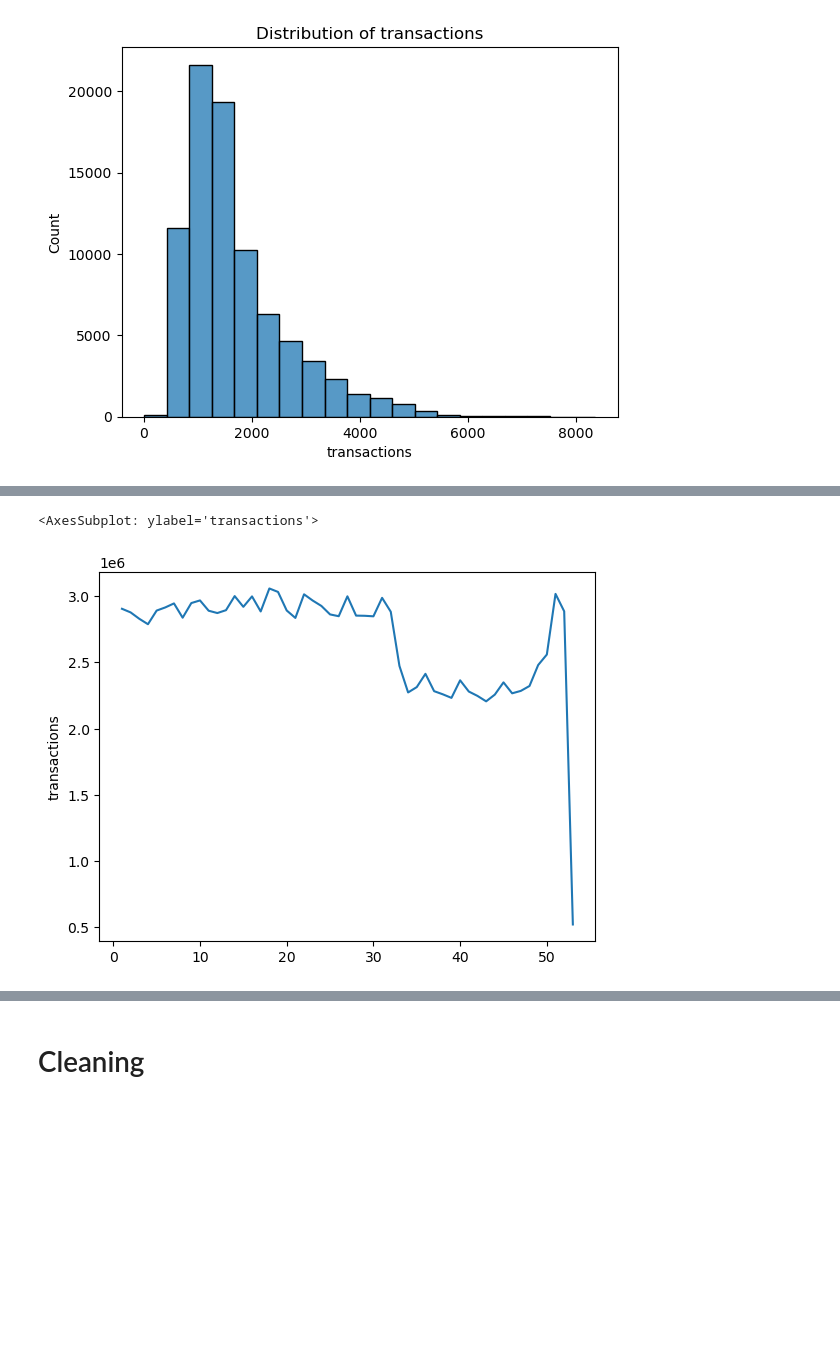
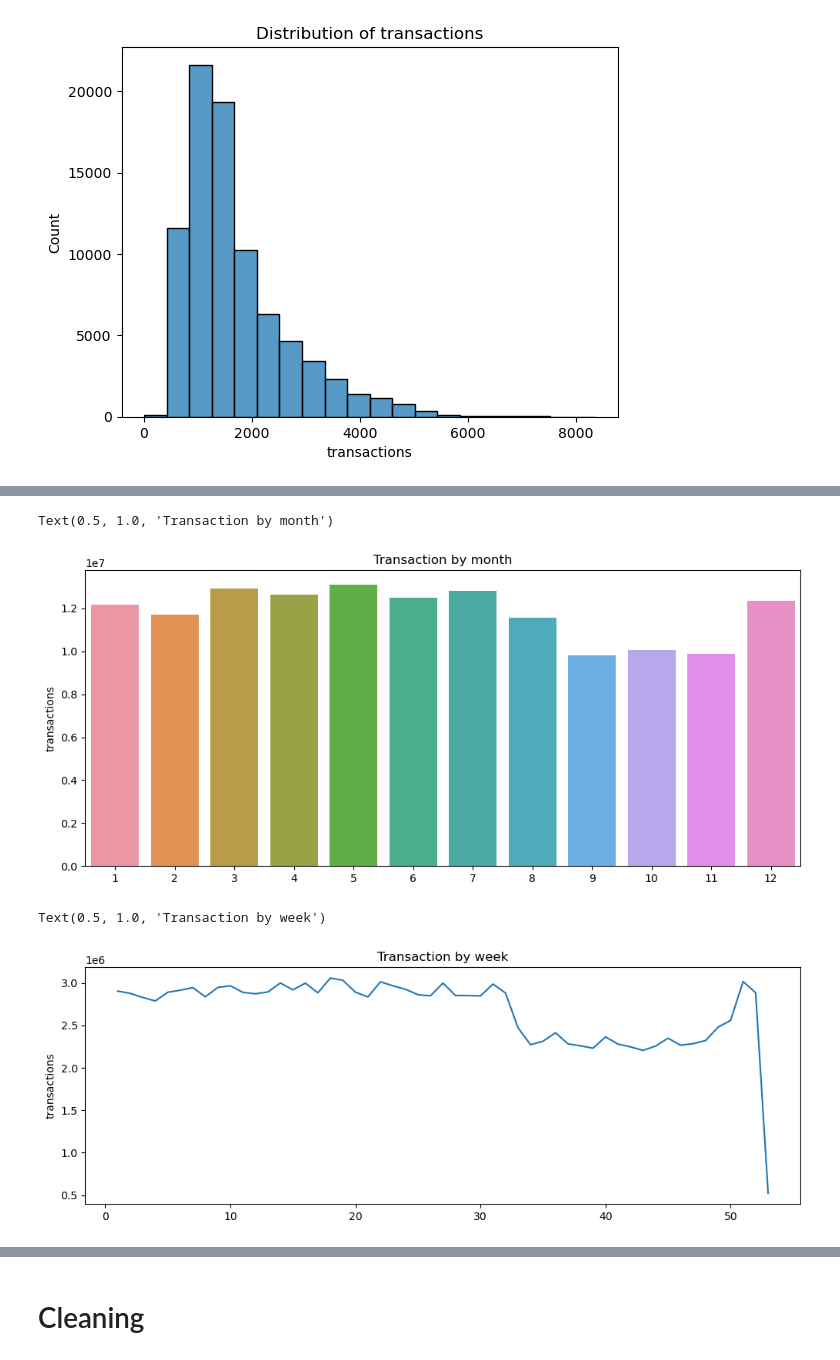
Before and after one commit to Amiromar1/DS-CHALLENGE, a Jupyter notebook: DS-1.ipynb, the cells around one changed output, grey strips where cells are left out. Saved outputs shown, nothing was run; the diff lists cells and outputs as text; code cells hidden in the pictures; blank space fills up the shorter version.

```diff
--- a/DS-1.ipynb
+++ b/DS-1.ipynb
@@ -134,5 +146,14 @@ sns.lineplot(x=stores['month'].unique().astype(str), y=transaction_per_month)
+# %%
+plt.figure(figsize=(12,5))
+sns.barplot(x=stores['month'].unique().astype(str), y=transaction_per_month)
+plt.title('Transaction by month')
+# %% [output]
+Text(0.5, 1.0, 'Transaction by month')
+[figure, added]
 # %%
+plt.figure(figsize=(12,4))
 sns.lineplot(x=stores['week'].unique(), y=transaction_per_week)
+plt.title('Transaction by week')
 # %% [output]
-<AxesSubplot: ylabel='transactions'>
+Text(0.5, 1.0, 'Transaction by week')
-[figure, old version]
+[figure, new version]
```
Also changed, not shown: parts of 13 cells of this notebook, 3 other files.
